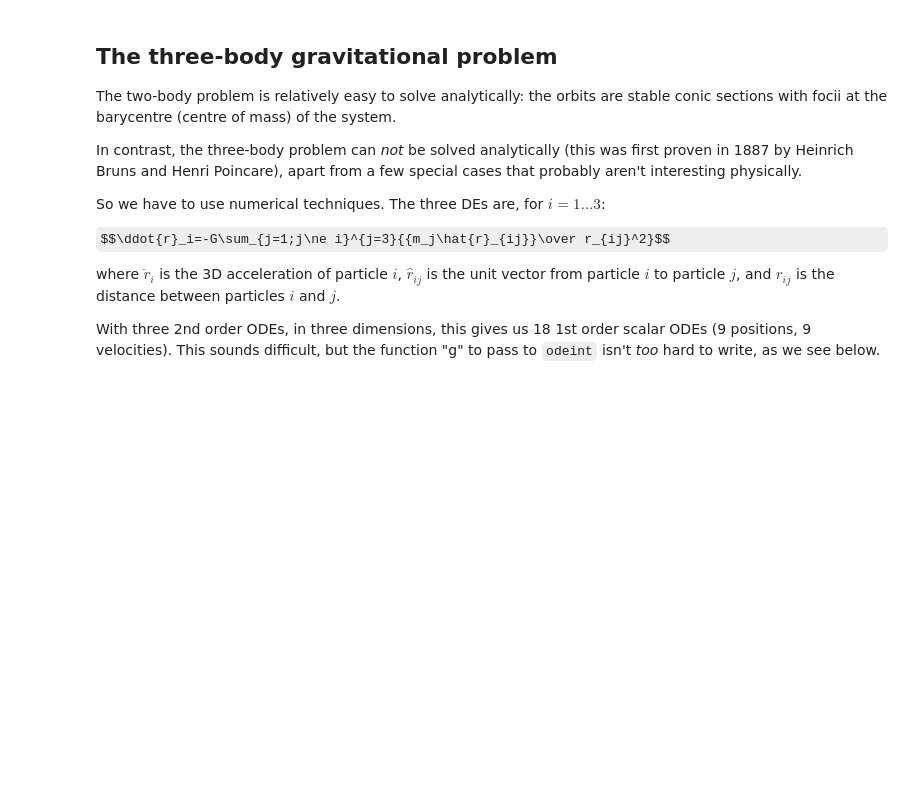
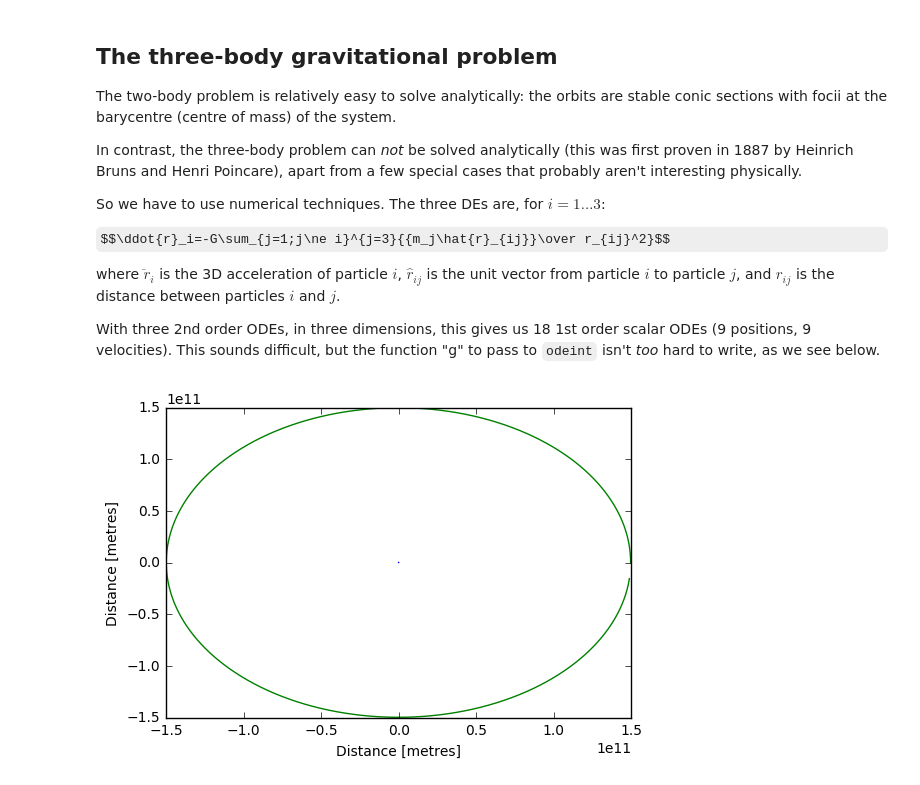
Before and after one commit to phys3112/intro, a Jupyter notebook: mcba2.ipynb, the cells around one changed output. Cells and saved outputs as stored; diff of their text form; code cells hidden in the pictures; some formulas as TeX source; blank space fills up the shorter version.

```diff
--- a/mcba2.ipynb
+++ b/mcba2.ipynb
@@ -521,32 +542,34 @@ def g(y, t):
 
 # Create an array of time values. The order of the arguments is
 #  - initial time
 #  - final time
 #  - number of steps
 
 t = np.linspace(0, 3600*24*360, 3000)
 
 # Solve it! The 2nd argument to "odeint" gives the initial conditions,
 # which have been carefully chosen to make the sun/earth/moon system
 # agree fairly closely with our solar system. It would have been better
 # have placed the barycentre of the solar system at (0,0,0) rather
 # than the sun. We start with the sun, earth, and moon on the x-axis.
 
 solution = odeint(g, [0,0,0,                # position of the sun
                       149.6e9,0,0,          # position of the earth
                       149.6e9 + 3.84399e8,0,0, # position of the moon
                       0,0,0,                # velocity of the sun
                       0,29.786e3,0,         # velocity of the earth
                       0,29.786e3 + 1022,0   # velocity of the moon
                       ], t)
 
 # And plot the solution.
 
 plt.plot(solution[:,0], solution[:,1]) # plot the (x,y) position of the sun
 plt.plot(solution[:,3], solution[:,4]) # plot the (x,y) position of the earth
-plt.plot(solution[:,6], solution[:,7]) # plot the (x,y) position of the moon
+#plt.plot(solution[:,6], solution[:,7]) # plot the (x,y) position of the moon
 #plt.plot(solution[:,6]-solution[:,3], solution[:,7]-solution[:,4]) # plot moon relative to earth
 plt.xlabel("Distance [metres]")
 plt.ylabel("Distance [metres]")
 plt.show()
+# %% [output]
+[figure, added]
 # %% [markdown]
```
Also changed, not shown: parts of 11 cells of this notebook, 5 other files.
